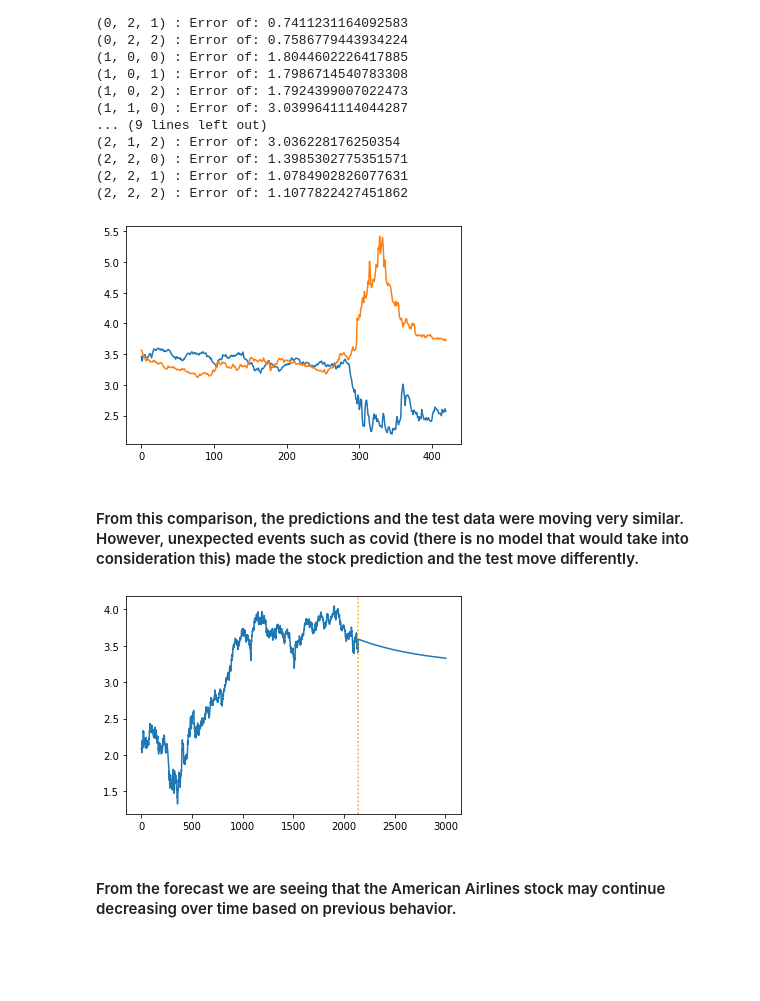
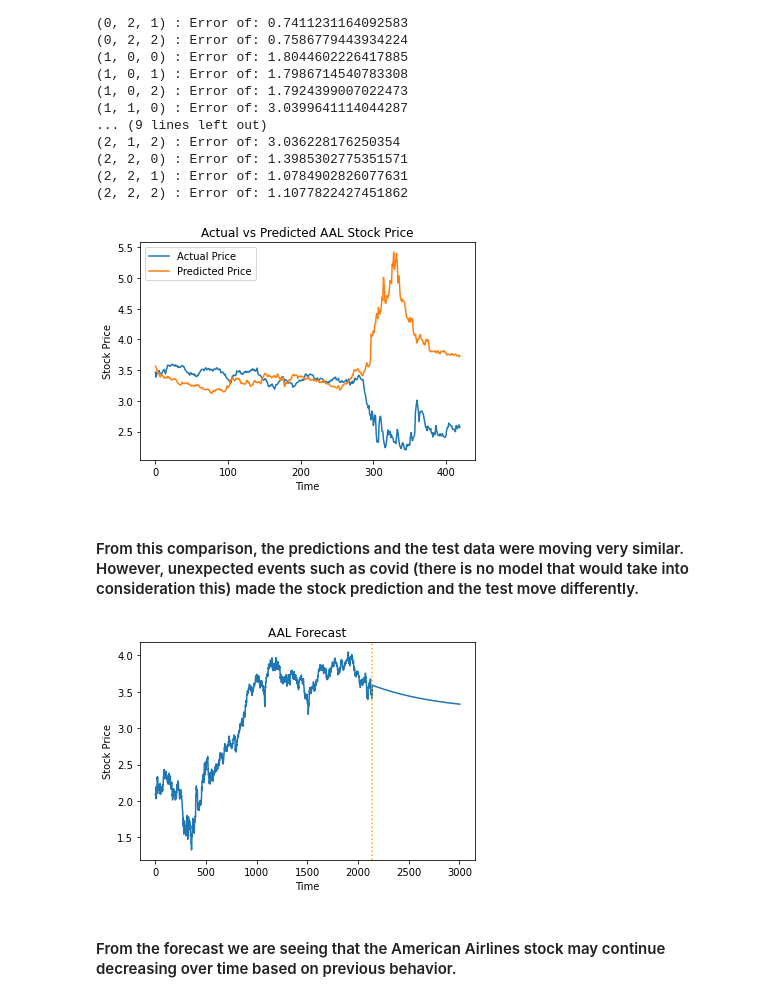
Before and after one commit to arnaldo9408/SpringBoard, a Jupyter notebook: Unit 27/Capstone_Modeling.ipynb, the cells around one changed output. Saved outputs shown, nothing was run; the diff lists cells and outputs as text; code cells hidden in the pictures; blank space fills up the shorter version.

```diff
--- a/Unit 27/Capstone_Modeling.ipynb
+++ b/Unit 27/Capstone_Modeling.ipynb
@@ -1012,9 +1048,9 @@ arima_validation_stock(y_train = train_aal, y_test = test_aal)
 (2, 2, 2) : Error of: 1.1077822427451862
 # %%
 # Comparison between test and predictions
-arima_comparison_stock(array1 = y_aal_train_log, order = (0,0,1), test = graph_aal_test)
+arima_comparison_stock(array1 = y_aal_train_log, order = (0,0,1), test = graph_aal_test, ticker = 'AAL')
 # %% [output]
-[figure, old version]
+[figure, new version]
 # %% [markdown]
 #### From this comparison, the predictions and the test data were moving very similar. However, unexpected events such as covid (there is no model that would take into consideration this) made the stock prediction and the test move differently.
 # %%
@@ -1026,10 +1062,13 @@ graph_arima_aal = pd.concat([pd.DataFrame(df_log_train['AAL']).reset_index(drop
 # %%
 #Plot the projectioms
 plt.plot(graph_arima_aal)
+plt.xlabel('Time')
+plt.ylabel('Stock Price')
+plt.title('AAL Forecast')
 plt.axvline(2139, color = 'Orange', linestyle = 'dotted')
 plt.show()
 # %% [output]
-[figure, old version]
+[figure, new version]
 # %% [markdown]
 #### From the forecast we are seeing that the American Airlines stock may continue decreasing over time based on previous behavior.
 # %% [markdown]
```
Also changed, not shown: parts of 60 cells of this notebook.
